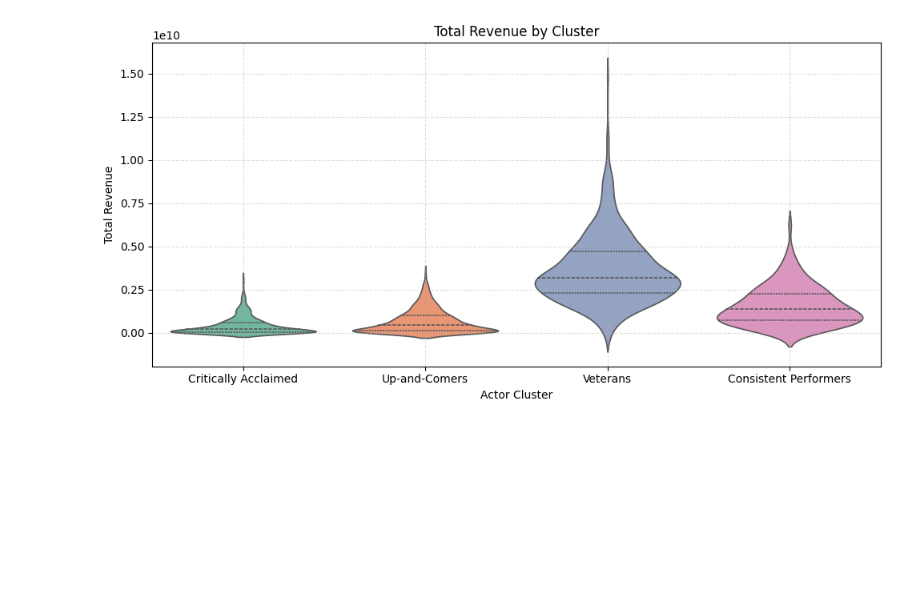
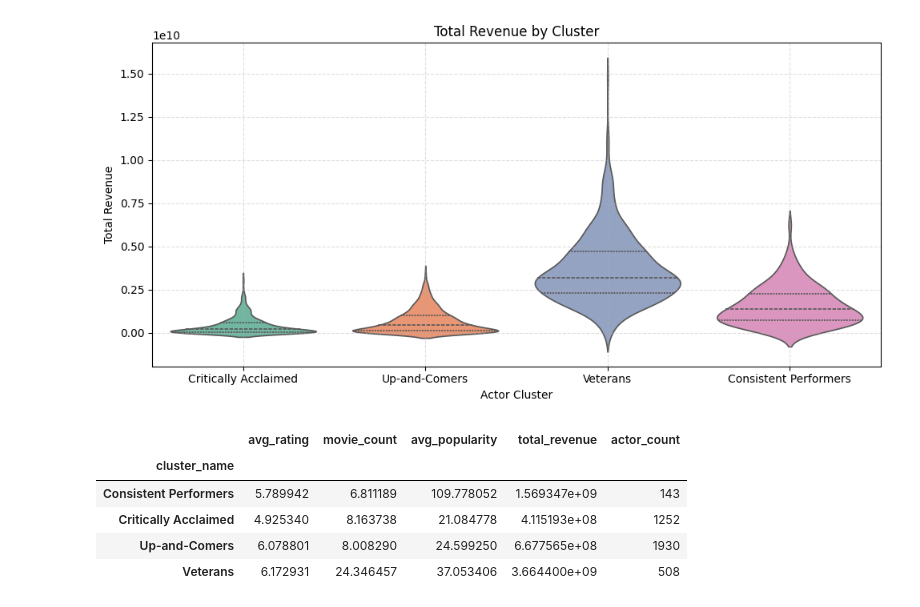
Before and after one commit to SuperJoeTendo/actor-pairing-analysis, a Jupyter notebook: actor_clustering_analysis.ipynb, the cells around one changed output. Cells and saved outputs as stored; diff of their text form; code cells hidden in the pictures; blank space fills up the shorter version.

Commit message:
Update actor_clustering_analysis.ipynb
Cluster summary table

```diff
--- a/actor_clustering_analysis.ipynb
+++ b/actor_clustering_analysis.ipynb
@@ -86,3 +86,20 @@ for feature in plot_features:
 [figure]
 [figure]
 [figure]
+# %%
+cluster_summary = merged.groupby('cluster_name').agg({
+    'avg_rating': 'mean',
+    'movie_count': 'mean',
+    'avg_popularity': 'mean',
+    'total_revenue': 'mean',
+    'actor_name': 'count'
+}).rename(columns={'actor_name': 'actor_count'})
+
+display(cluster_summary)
+# %% [output]
+|  | avg_rating | movie_count | avg_popularity | total_revenue | actor_count |
+| cluster_name |  |  |  |  |  |
+| Consistent Performers | 5.789942 | 6.811189 | 109.778052 | 1.569347e+09 | 143 |
+| Critically Acclaimed | 4.925340 | 8.163738 | 21.084778 | 4.115193e+08 | 1252 |
+| Up-and-Comers | 6.078801 | 8.008290 | 24.599250 | 6.677565e+08 | 1930 |
+| Veterans | 6.172931 | 24.346457 | 37.053406 | 3.664400e+09 | 508 |
```
